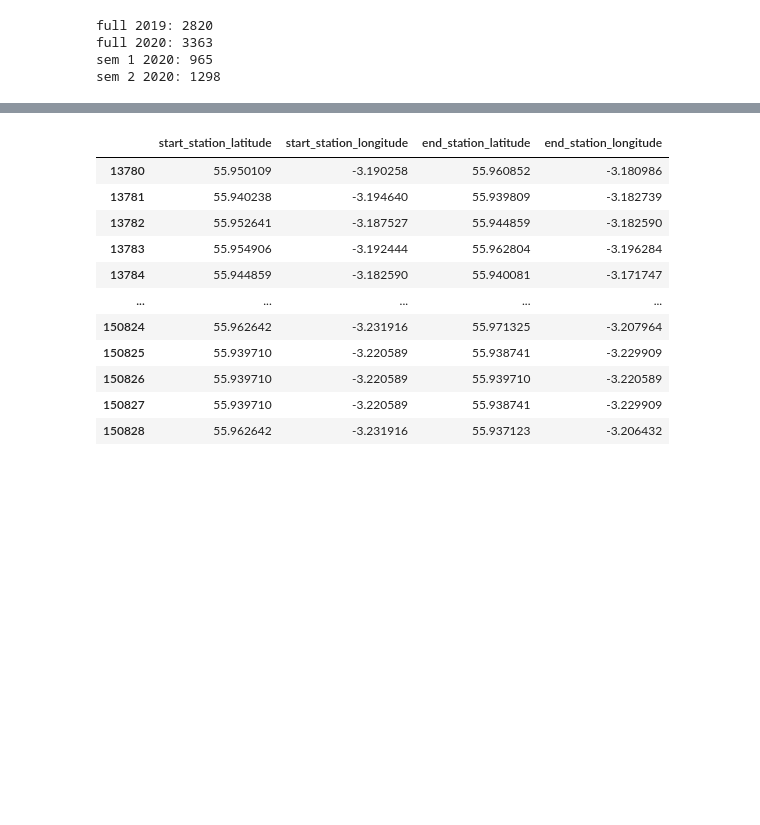
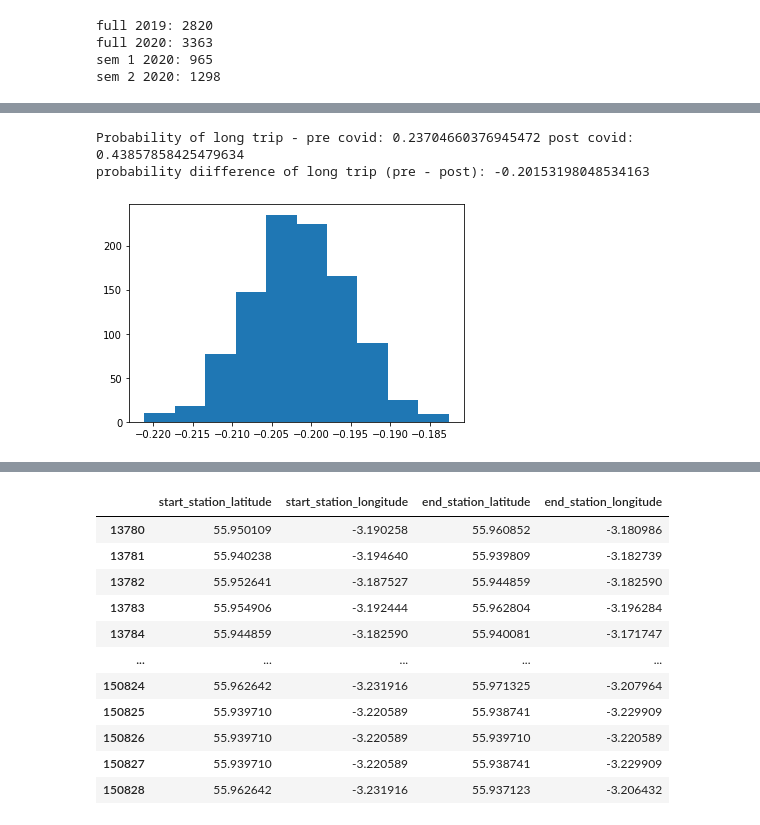
Before and after one commit to Inf2-FDS-2020-2021/final-project-apaj, a Jupyter notebook: exploring.ipynb, the cells around one changed output, grey strips where cells are left out. Drawn from its saved outputs; the diff is of its cells as text; code cells hidden in the pictures; blank space fills up the shorter version.

Commit message:
intuitive bootstrapping for A/B testing

```diff
--- a/exploring.ipynb
+++ b/exploring.ipynb
@@ -312 +311,43 @@ print(confidence_interval)
 [figure]
+# %%
+# so we can basically create an experiment to see for each time period: do they go for a 'long trip'?
+# both periods contains at least 130K 'runs of the experiment' so we can assume our observed results
+# reflect the limiting relative frequency.
+durations_pre = pre_covid['duration'] / 60
+durations_post = post_covid['duration'] / 60
+
+long_trip = 30 # minutes
+
+results_pre = (durations_pre > long_trip).to_numpy()
+results_post = (durations_post > long_trip).to_numpy()
+
+# probabilities of there being a long trip in each time period
+p_long_pre = sum(results_pre) / len(results_pre)
+p_long_post = sum(results_post) / len(results_post)
+print(f'Probability of long trip - pre covid: {p_long_pre} post covid: {p_long_post}')
+actual_diff = p_long_pre - p_long_post
+print(f'probability diifference of long trip (pre - post): {actual_diff}')
+
+# now that we have our objective probabilites of a long trip in each time period and a long trip is a
+# binomial variable (it can either be a long trip or not, so probability of not a long trip is (1-p)),
+# we can use that to work out the probability for the number of long trips in a certain amount of trips
+# using a binomial distribution -- by finding the number of combinations for those trips time its
+# probability using our relative frequencies. We can then sample a number of long trips according to each
+# distribution and compare the difference. If we do this over and over we will then be left with a distribution
+# of how many times there were more long trips in pre compared to post and by how much.
+
+# using bootstrapping
+runs = 1000 # how many times to sample from each distribution
+n = 10000  # how many trips we consider in our binomial distributions -- in which we wi
+differences = []
+for i in range(runs):
+    n_long_pre = np.random.binomial(n=n, p=p_long_pre)
+    n_long_post = np.random.binomial(n=n, p=p_long_post)
+    differences.append((n_long_pre - n_long_post) / n)
+
+plt.hist(differences) # so it looks like we can say with 100% confidence that more long trips would be taken
+plt.show()            # in the post pandemic period. With a relative difference between ~ (-0.220, -0.180)
+# %% [output]
+Probability of long trip - pre covid: 0.23704660376945472 post covid: 0.43857858425479634
+probability diifference of long trip (pre - post): -0.20153198048534163
+[figure, added]
```
Also changed, not shown: parts of 3 cells of this notebook.
